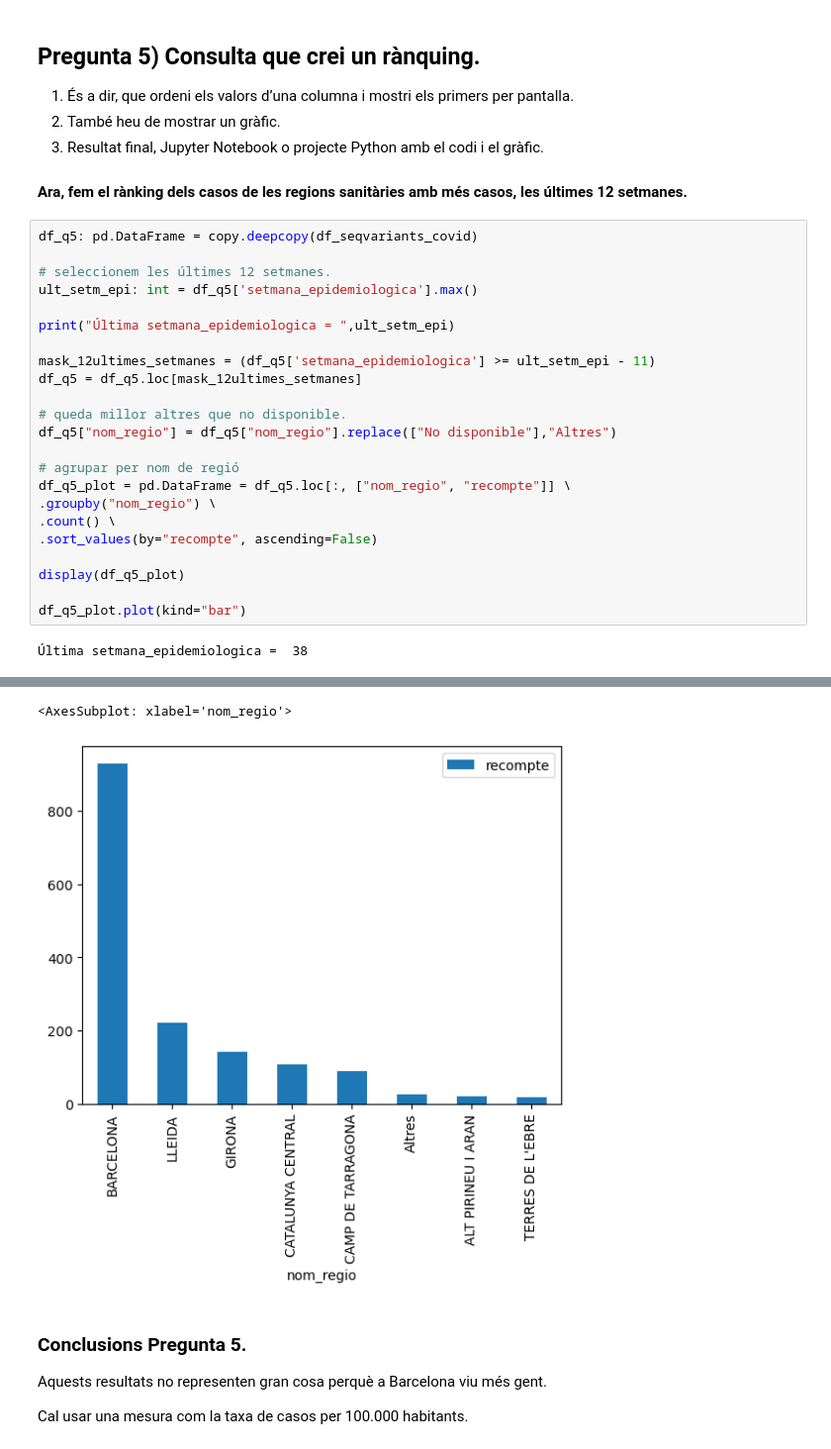
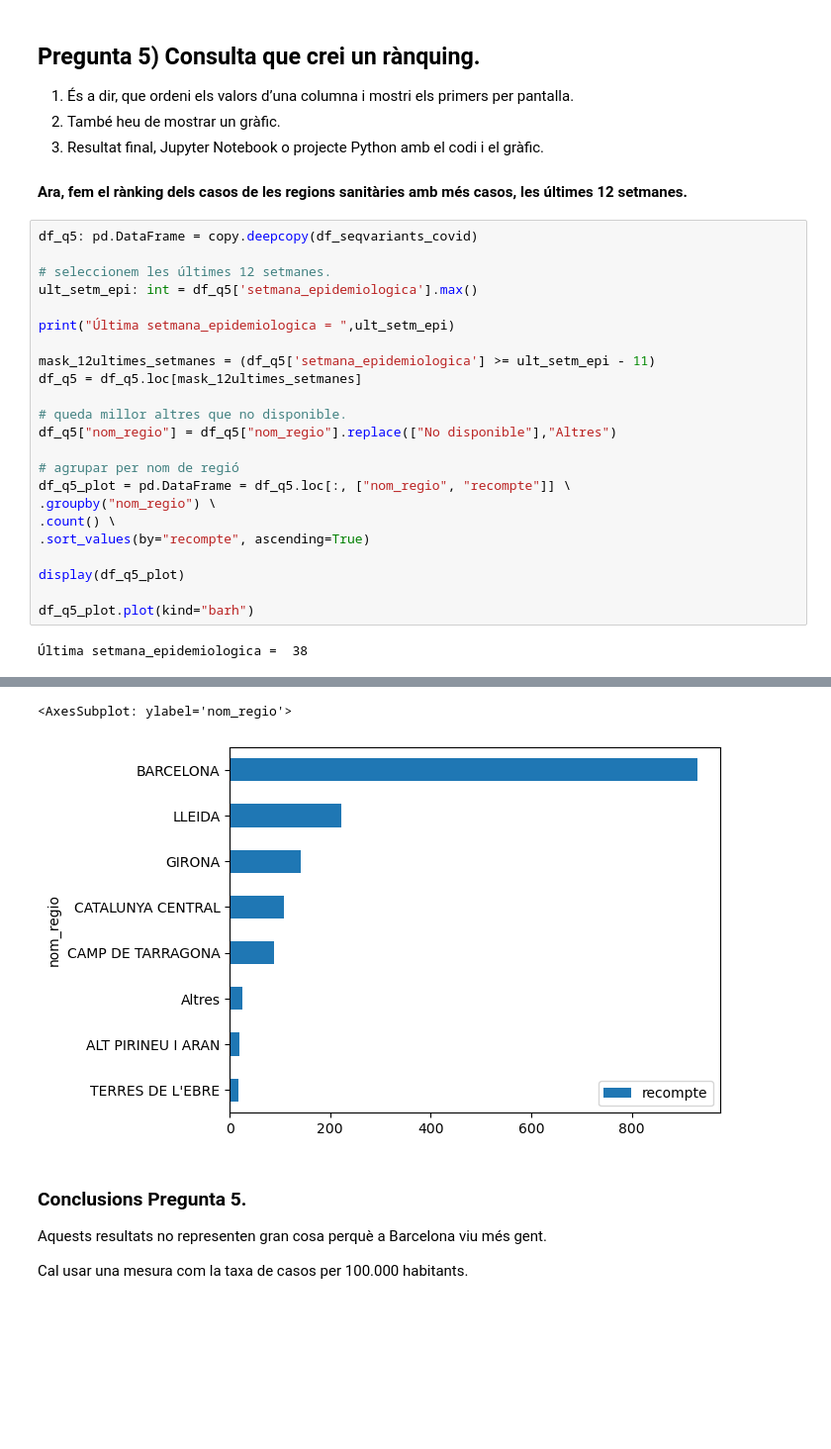
Before and after one commit to miquelamorosaldev/dawbio2-m14-bioinformatica-curs2022-2023-uf1-uf2, a Jupyter notebook: A026_PracticaExemple_Covid19Variants/exemplept1-profes.ipynb, the cells around one changed output, grey strips where cells are left out. Shown: that part at 99% size. Cells and saved outputs as stored; diff of their text form; blank space fills up the shorter version.

```diff
--- a/A026_PracticaExemple_Covid19Variants/exemplept1-profes.ipynb
+++ b/A026_PracticaExemple_Covid19Variants/exemplept1-profes.ipynb
@@ -263,11 +263,11 @@ df_q5["nom_regio"] = df_q5["nom_regio"].replace(["No disponible"],"Altres")
 df_q5_plot = pd.DataFrame = df_q5.loc[:, ["nom_regio", "recompte"]] \
 .groupby("nom_regio") \
 .count() \
-.sort_values(by="recompte", ascending=False)
+.sort_values(by="recompte", ascending=True)
 
 display(df_q5_plot)
 
-df_q5_plot.plot(kind="bar")
+df_q5_plot.plot(kind="barh")
 # %% [output]
 Última setmana_epidemiologica =  38
 |  | recompte |
@@ -283,5 +283,5 @@ df_q5_plot.plot(kind="bar")
-<AxesSubplot: xlabel='nom_regio'>
+<AxesSubplot: ylabel='nom_regio'>
-[figure, old version]
+[figure, new version]
 # %% [markdown]
 ### Conclusions Pregunta 5.
 
```
Also changed, not shown: parts of 4 cells of this notebook.
